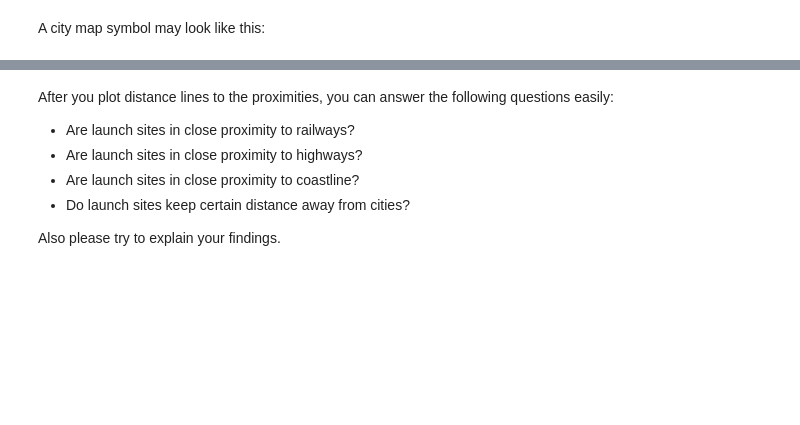
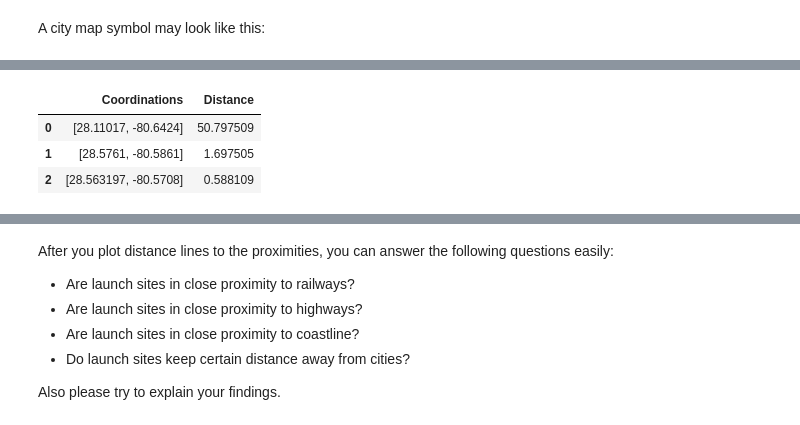
Before and after one commit to Burn1n9m4n/coursera_applied_data_science_capstone, a Jupyter notebook: jupyter-labs-6-launch-site-location.ipynb, the cells around one changed output, grey strips where cells are left out. Drawn from its saved outputs; the diff is of its cells as text; code cells hidden in the pictures; blank space fills up the shorter version.

```diff
--- a/jupyter-labs-6-launch-site-location.ipynb
+++ b/jupyter-labs-6-launch-site-location.ipynb
@@ -281,6 +306,13 @@ def calculate_distance(lat1, lon1, lat2, lon2):
 # find coordinate of the closet coastline
 # e.g.,: Lat: 28.56367  Lon: -80.57163
 # distance_coastline = calculate_distance(launch_site_lat, launch_site_lon, coastline_lat, coastline_lon)
+launch_site_lat = launch_sites_df["Lat"][1]
+launch_site_lon = launch_sites_df["Long"][1]
+coastline_lat = 28.56391
+coastline_lon = -80.56807
+distance_coastline = calculate_distance(
+    launch_site_lat, launch_site_lon, coastline_lat, coastline_lon
+)
 # %% [markdown]
 *TODO:* After obtained its coordinate, create a `folium.Marker` to show the distance
 # %%
@@ -332,0 +380,29 @@ A city map symbol may look like this:
+# %%
+# Create a marker with distance to a closest city, railway, highway, etc.
+# Draw a line between the marker to the launch site
+launch_site_coor = [launch_site_lat, launch_site_lon]
+closest_city_coor = [28.11017, -80.6424]
+railway_coor = [28.5761, -80.5861]
+highway_site_coor = [28.563197, -80.5708]
+
+distance_city = calculate_distance(
+    launch_site_lat, launch_site_lon, closest_city_coor[0], closest_city_coor[1]
+)
+distance_railway = calculate_distance(
+    launch_site_lat, launch_site_lon, railway_coor[0], railway_coor[1]
+)
+distance_highway = calculate_distance(
+    launch_site_lat, launch_site_lon, highway_site_coor[0], highway_site_coor[1]
+)
+
+coordinations = [closest_city_coor, railway_coor, highway_site_coor]
+distance = [distance_city, distance_railway, distance_highway]
+
+distance_dict = {"Coordinations": coordinations, "Distance": distance}
+df_distance = pd.DataFrame(distance_dict)
+df_distance
+# %% [output]
+|  | Coordinations | Distance |
+| 0 | [28.11017, -80.6424] | 50.797509 |
+| 1 | [28.5761, -80.5861] | 1.697505 |
+| 2 | [28.563197, -80.5708] | 0.588109 |
```
Also changed, not shown: parts of 8 cells of this notebook.
